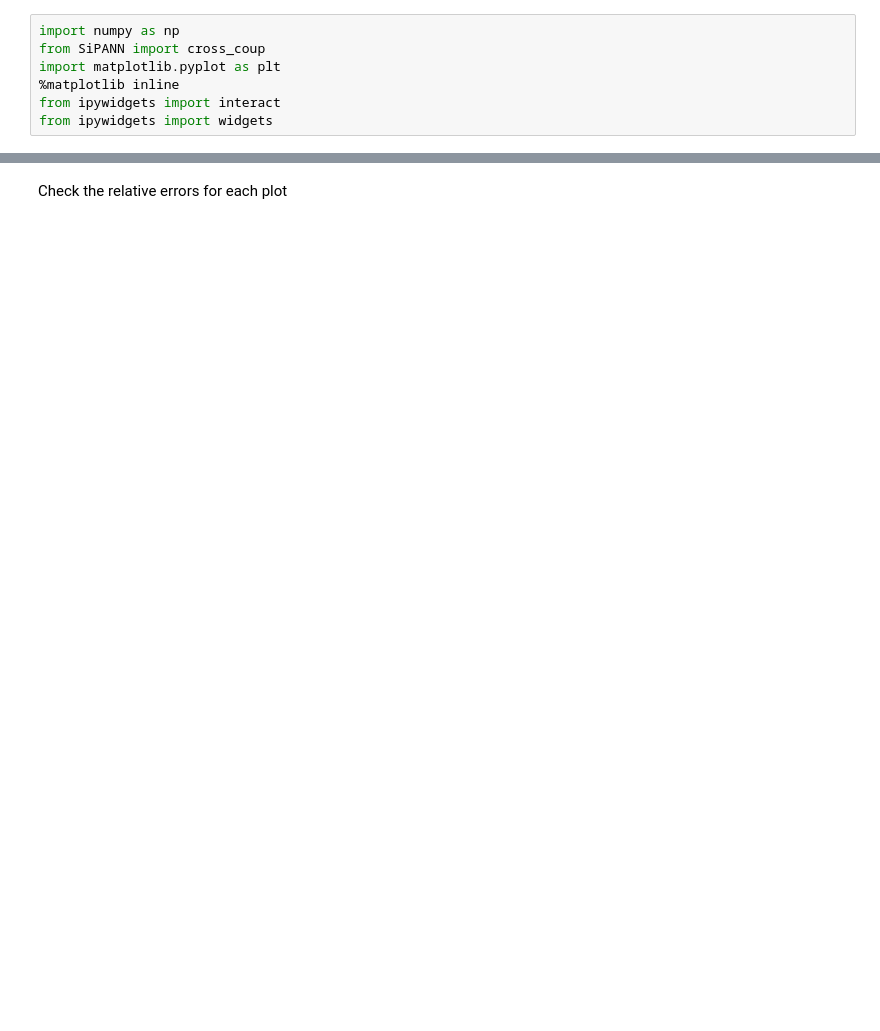
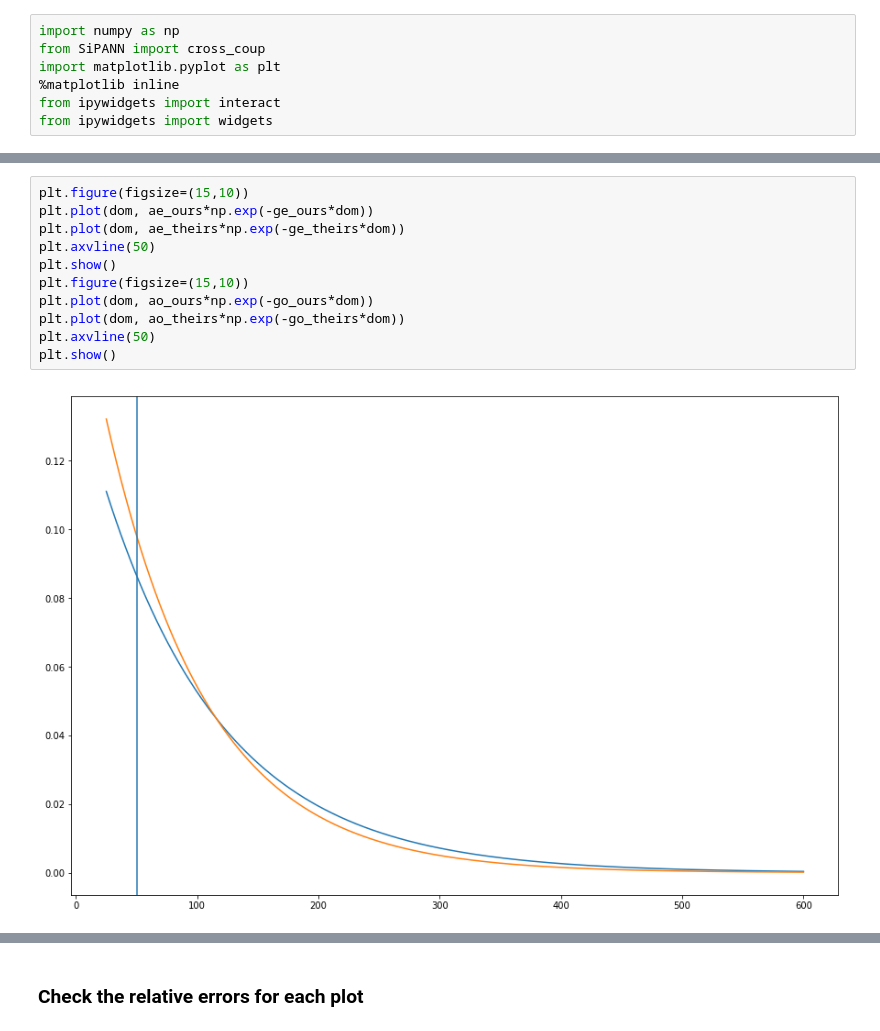
Before and after one commit to BYUCamachoLab/SiPANN, a Jupyter notebook: examples/directionalCoupler.ipynb, the cells around one changed output, grey strips where cells are left out. Drawn from its saved outputs; the diff is of its cells as text; blank space fills up the shorter version.

```diff
--- a/examples/directionalCoupler.ipynb
+++ b/examples/directionalCoupler.ipynb
@@ -57,0 +58,13 @@ plt.show()
+# %%
+plt.figure(figsize=(15,10))
+plt.plot(dom, ae_ours*np.exp(-ge_ours*dom))
+plt.plot(dom, ae_theirs*np.exp(-ge_theirs*dom))
+plt.axvline(50)
+plt.show()
+plt.figure(figsize=(15,10))
+plt.plot(dom, ao_ours*np.exp(-go_ours*dom))
+plt.plot(dom, ao_theirs*np.exp(-go_theirs*dom))
+plt.axvline(50)
+plt.show()
+# %% [output]
+[figure, added]
@@ -58,5 +72,5 @@ plt.show()
 # %% [markdown]
-Check the relative errors for each plot
+### Check the relative errors for each plot
 # %%
 theirs = []
 ours = []
```
Also changed, not shown: parts of 10 cells of this notebook, 2 other files.
